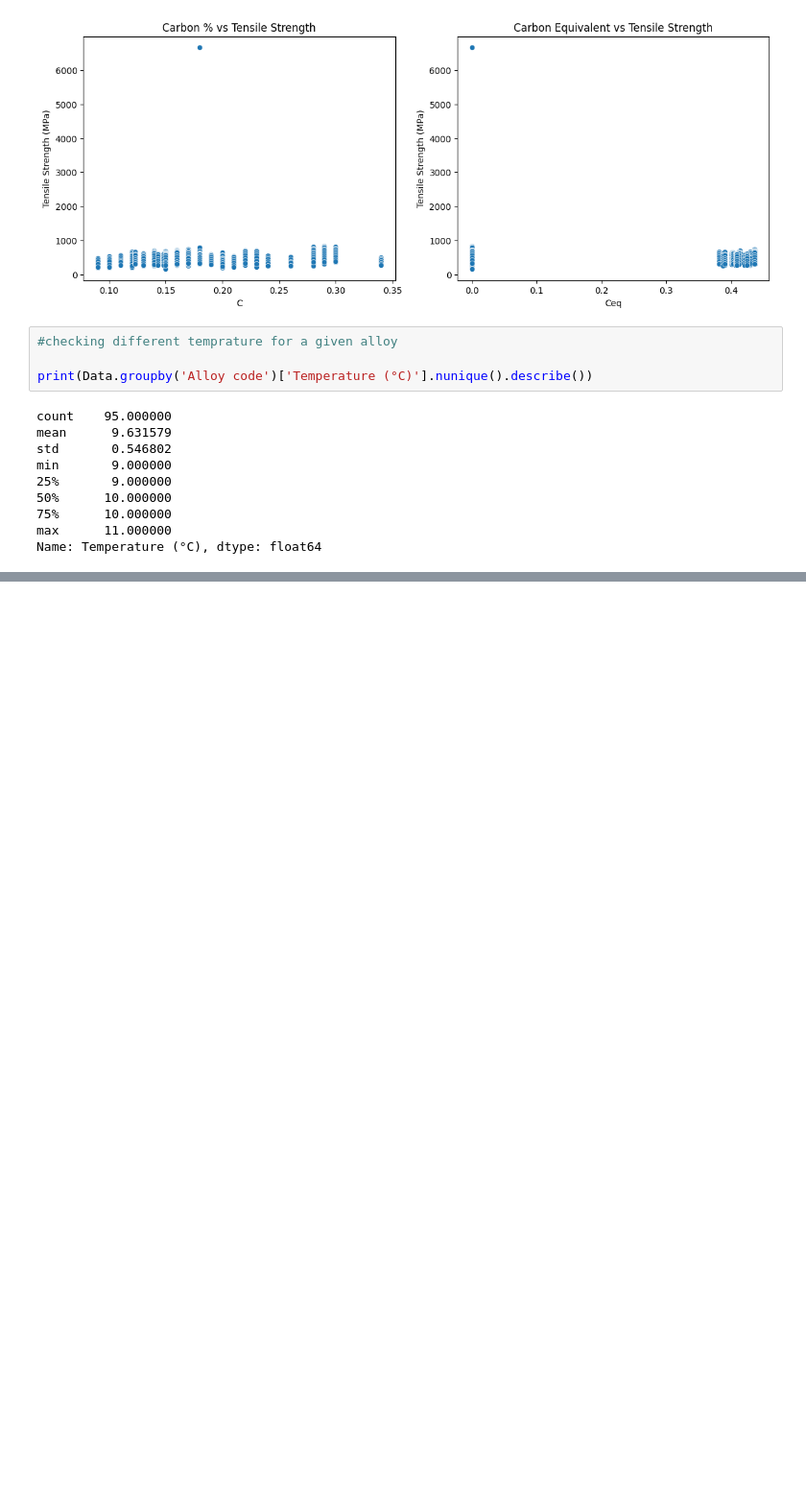
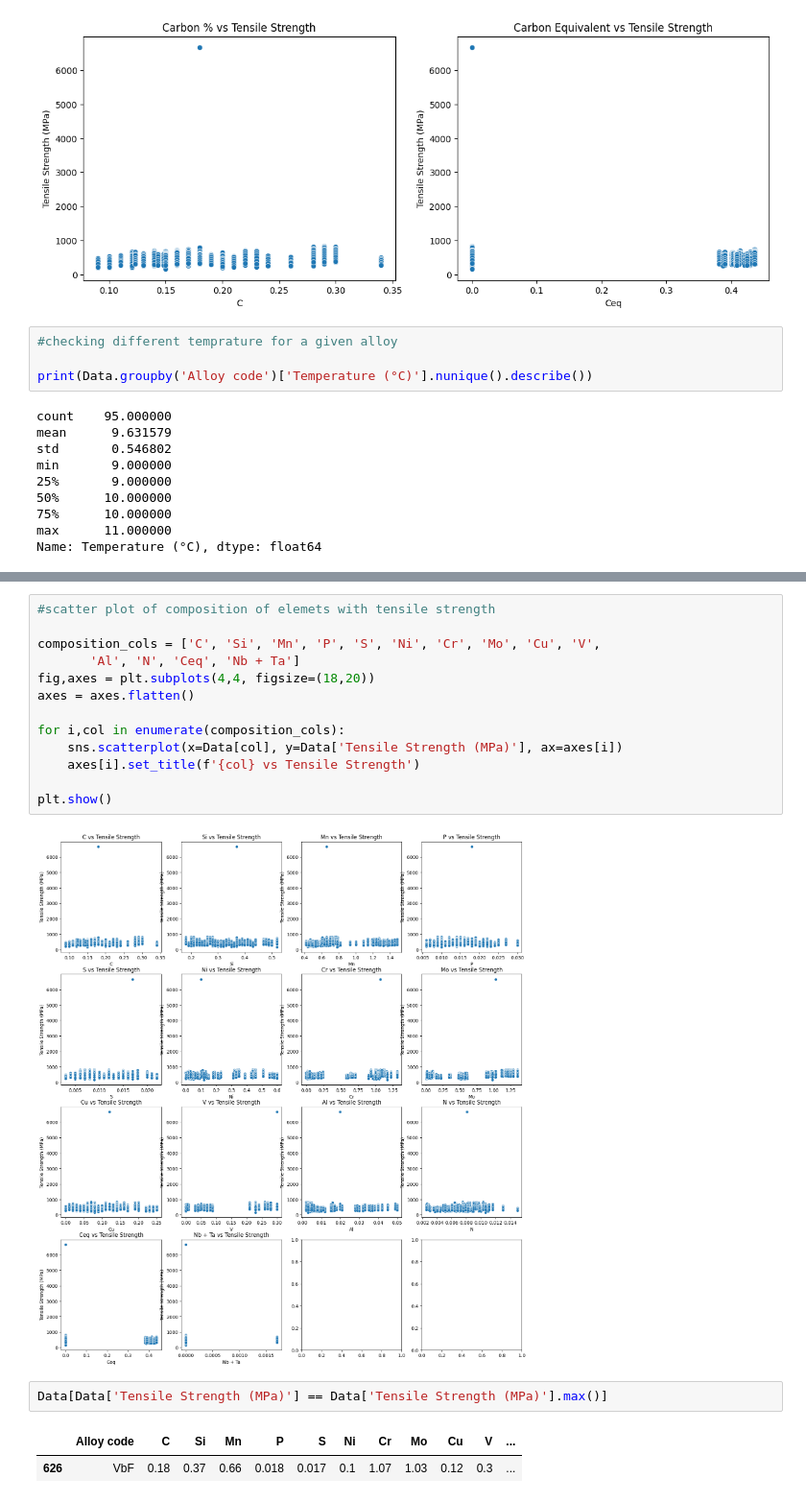
Before and after one commit to siddd776/Property_prediction_of_material, a Jupyter notebook: Property_prediction.ipynb, the cells around one changed output, grey strips where cells are left out. Shown at 96% size. Cells and saved outputs as stored; diff of their text form; blank space fills up the shorter version.

```diff
--- a/Property_prediction.ipynb
+++ b/Property_prediction.ipynb
@@ -133,0 +149,20 @@ Name: Temperature (°C), dtype: float64
+# %%
+#scatter plot of composition of elemets with tensile strength
+
+composition_cols = ['C', 'Si', 'Mn', 'P', 'S', 'Ni', 'Cr', 'Mo', 'Cu', 'V',
+       'Al', 'N', 'Ceq', 'Nb + Ta']
+fig,axes = plt.subplots(4,4, figsize=(18,20))
+axes = axes.flatten()
+
+for i,col in enumerate(composition_cols):
+    sns.scatterplot(x=Data[col], y=Data['Tensile Strength (MPa)'], ax=axes[i])
+    axes[i].set_title(f'{col} vs Tensile Strength')
+
+plt.show()
+# %% [output]
+[figure, added]
+# %%
+Data[Data['Tensile Strength (MPa)'] == Data['Tensile Strength (MPa)'].max()]
+# %% [output]
+|  | Alloy code | C | Si | Mn | P | S | Ni | Cr | Mo | Cu | V | ... |
+| 626 | VbF | 0.18 | 0.37 | 0.66 | 0.018 | 0.017 | 0.1 | 1.07 | 1.03 | 0.12 | 0.3 | ... |
```
Also changed, not shown: parts of 11 cells of this notebook.
